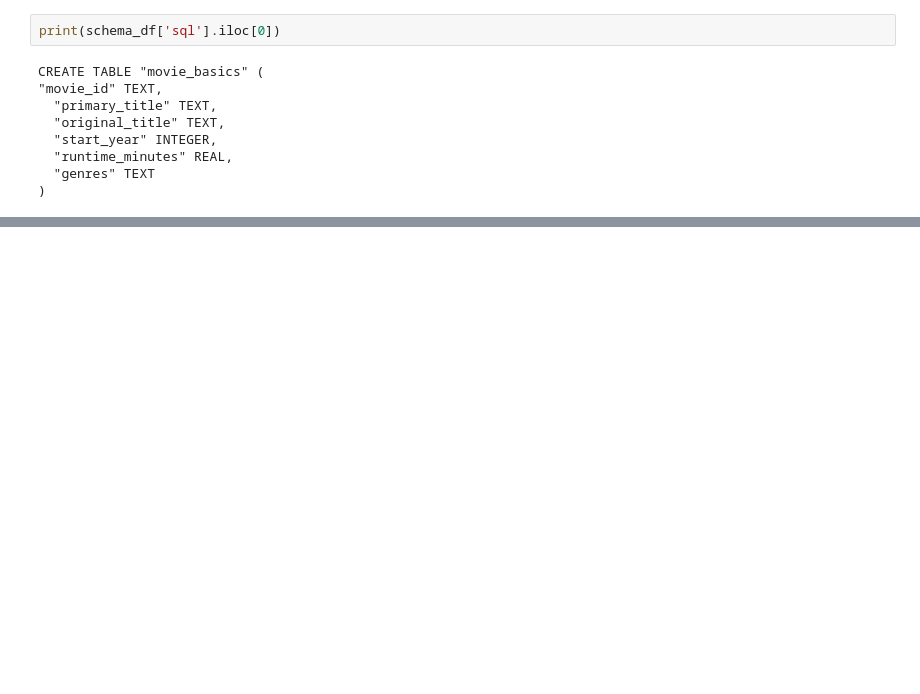
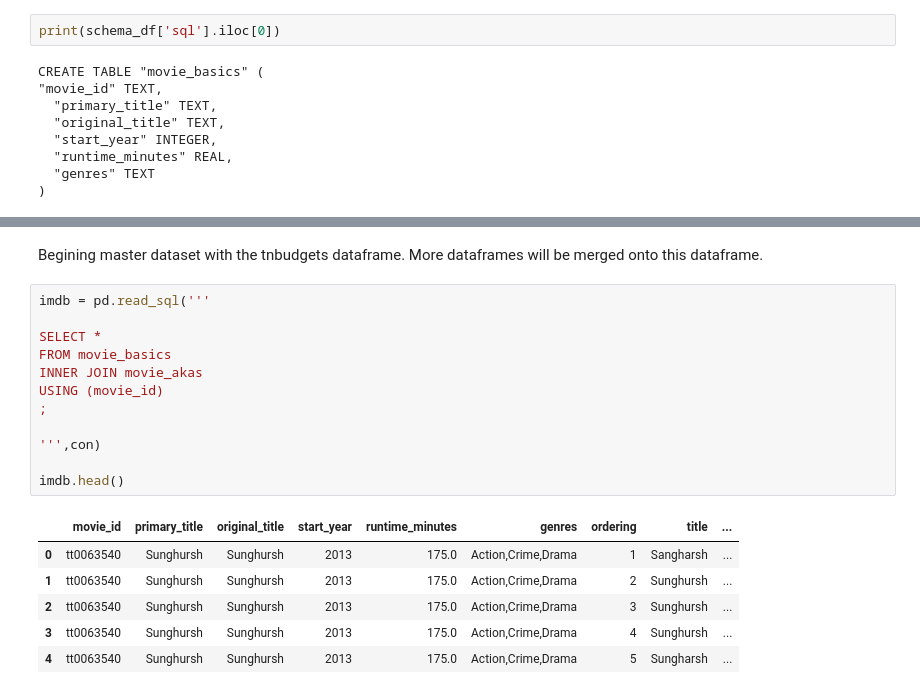
Before and after one commit to sarahadamsjack/phase-1-project-1, a Jupyter notebook: Brendan's Project 1 Jupyter Work.ipynb, the cells around one changed output, grey strips where cells are left out. Drawn from its saved outputs; the diff is of its cells as text; blank space fills up the shorter version.

```diff
--- a/Brendan's Project 1 Jupyter Work.ipynb
+++ b/Brendan's Project 1 Jupyter Work.ipynb
@@ -108,0 +121,21 @@ FROM movie_basics
+# %% [markdown]
+Begining master dataset with the tnbudgets dataframe. More dataframes will be merged onto this dataframe.
+# %%
+imdb = pd.read_sql('''
+
+SELECT *
+FROM movie_basics
+INNER JOIN movie_akas
+USING (movie_id)
+;
+
+''',con)
+
+imdb.head()
+# %% [output]
+|  | movie_id | primary_title | original_title | start_year | runtime_minutes | genres | ordering | title | ... |
+| 0 | tt0063540 | Sunghursh | Sunghursh | 2013 | 175.0 | Action,Crime,Drama | 1 | Sangharsh | ... |
+| 1 | tt0063540 | Sunghursh | Sunghursh | 2013 | 175.0 | Action,Crime,Drama | 2 | Sunghursh | ... |
+| 2 | tt0063540 | Sunghursh | Sunghursh | 2013 | 175.0 | Action,Crime,Drama | 3 | Sunghursh | ... |
+| 3 | tt0063540 | Sunghursh | Sunghursh | 2013 | 175.0 | Action,Crime,Drama | 4 | Sunghursh | ... |
+| 4 | tt0063540 | Sunghursh | Sunghursh | 2013 | 175.0 | Action,Crime,Drama | 5 | Sungharsh | ... |
```
Also changed, not shown: parts of 6 cells of this notebook.
